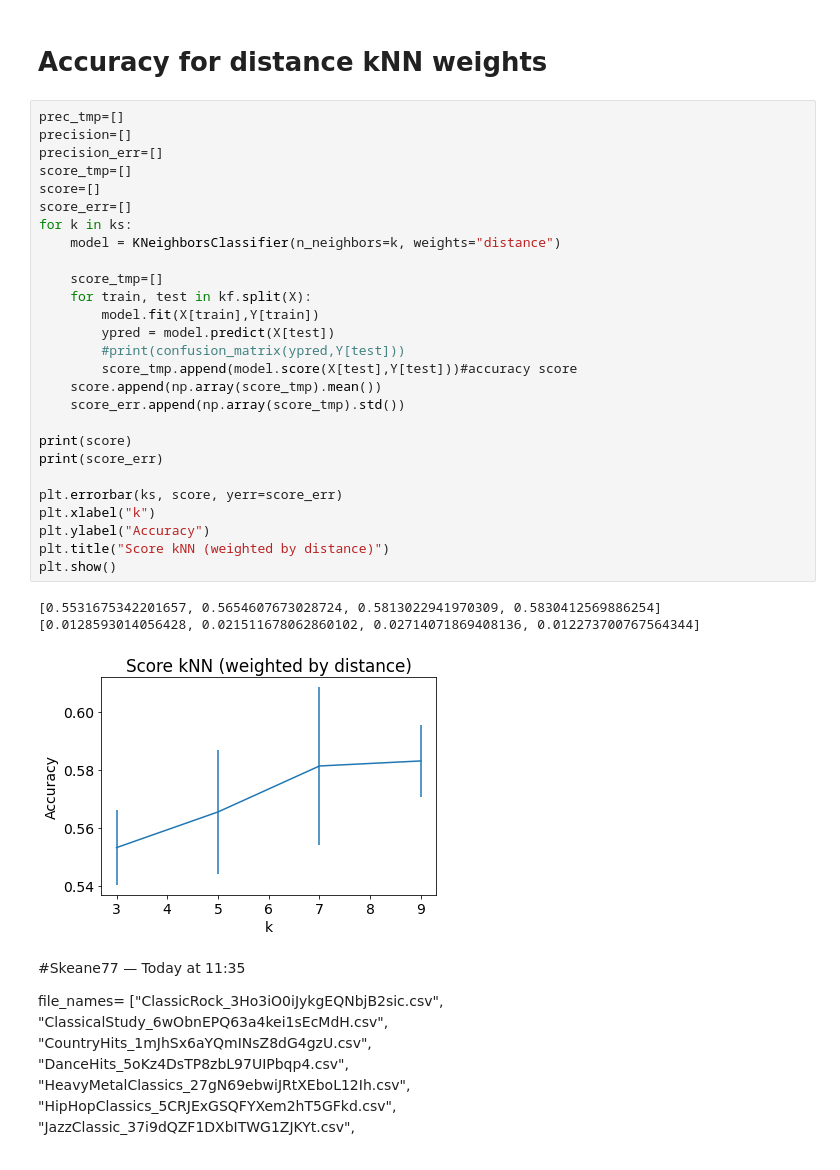
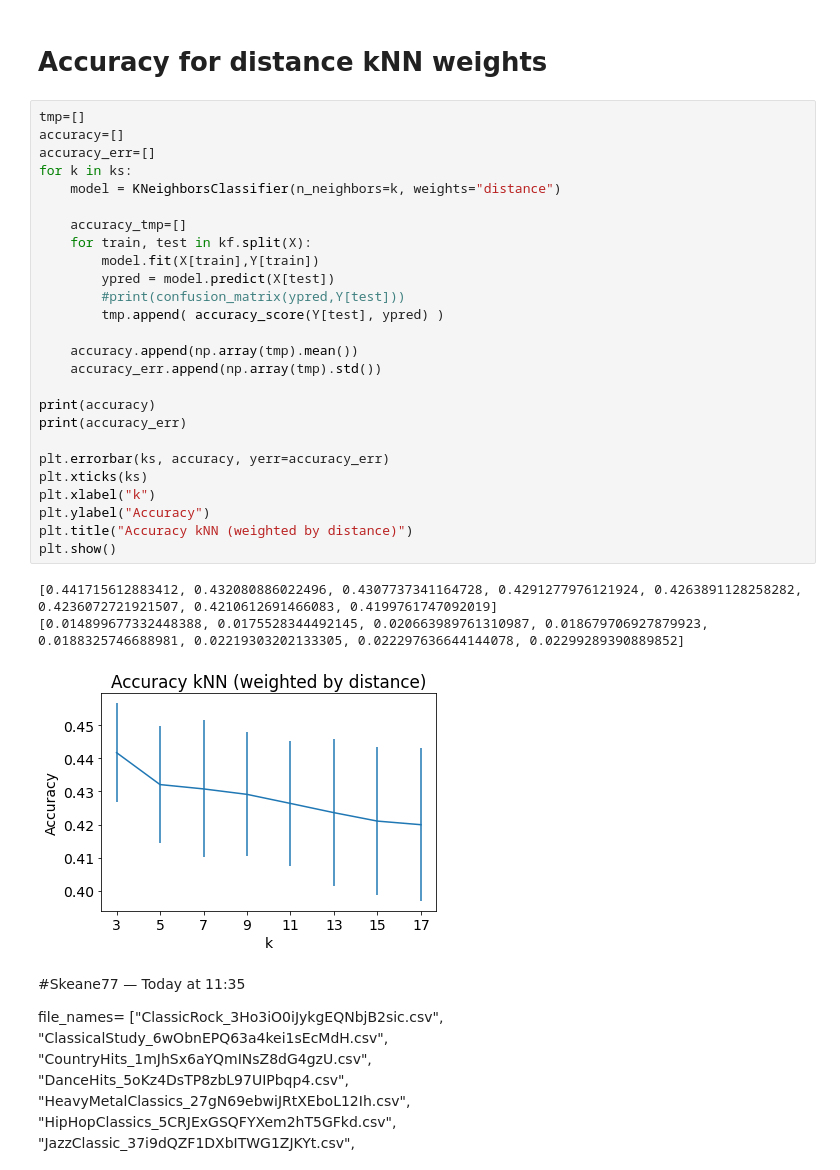
Before and after one commit to AlexSanfilippo/ML-Group-Project-Spotify, a Jupyter notebook: Data_Scripts/BasicModelsV1.0.ipynb, the cells around one changed output. Drawn from its saved outputs; the diff is of its cells as text.

```diff
--- a/Data_Scripts/BasicModelsV1.0.ipynb
+++ b/Data_Scripts/BasicModelsV1.0.ipynb
@@ -178,36 +187,35 @@ plt.show()
 # %% [markdown]
 # Accuracy for distance kNN weights
 # %%
-prec_tmp=[]
-precision=[]
-precision_err=[]
-score_tmp=[]
-score=[]
-score_err=[]
+tmp=[]
+accuracy=[]
+accuracy_err=[]
 for k in ks:
     model = KNeighborsClassifier(n_neighbors=k, weights="distance")
 
-    score_tmp=[]
+    accuracy_tmp=[]
     for train, test in kf.split(X):
         model.fit(X[train],Y[train])
         ypred = model.predict(X[test])
         #print(confusion_matrix(ypred,Y[test]))
-        score_tmp.append(model.score(X[test],Y[test]))#accuracy score
-    score.append(np.array(score_tmp).mean())
-    score_err.append(np.array(score_tmp).std())
+        tmp.append( accuracy_score(Y[test], ypred) )
 
-print(score)
-print(score_err)
+    accuracy.append(np.array(tmp).mean())
+    accuracy_err.append(np.array(tmp).std())
 
-plt.errorbar(ks, score, yerr=score_err)
+print(accuracy)
+print(accuracy_err)
+
+plt.errorbar(ks, accuracy, yerr=accuracy_err)
+plt.xticks(ks)
 plt.xlabel("k")
 plt.ylabel("Accuracy")
-plt.title("Score kNN (weighted by distance)")
+plt.title("Accuracy kNN (weighted by distance)")
 plt.show()
 # %% [output]
-[0.5531675342201657, 0.5654607673028724, 0.5813022941970309, 0.5830412569886254]
-[0.0128593014056428, 0.021511678062860102, 0.02714071869408136, 0.012273700767564344]
+[0.441715612883412, 0.432080886022496, 0.4307737341164728, 0.4291277976121924, 0.4263891128258282, 0.4236072721921507, 0.4210612691466083, 0.4199761747092019]
+[0.014899677332448388, 0.0175528344492145, 0.020663989761310987, 0.018679706927879923, 0.0188325746688981, 0.02219303202133305, 0.022297636644144078, 0.02299289390889852]
-[figure, old version]
+[figure, new version]
 # %% [markdown]
 #Skeane77 — Today at 11:35
 
```
Also changed, not shown: parts of 17 cells of this notebook.
